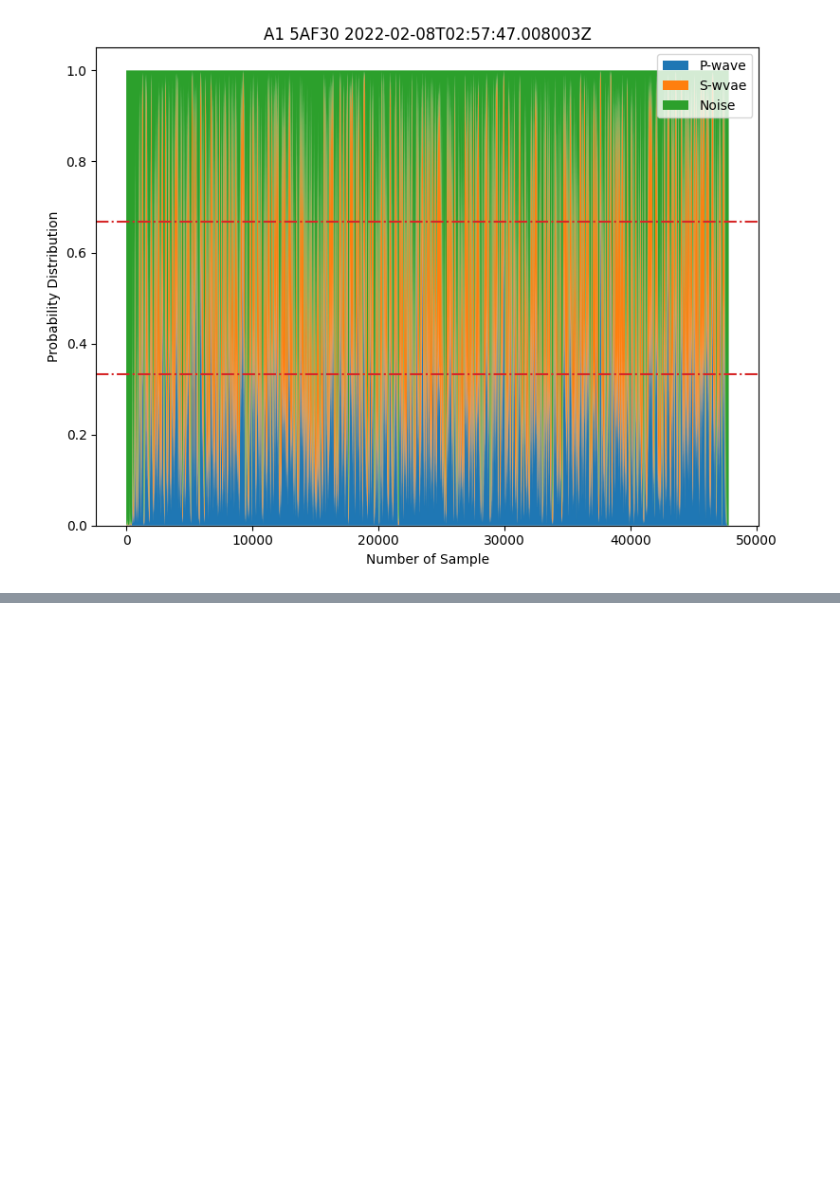
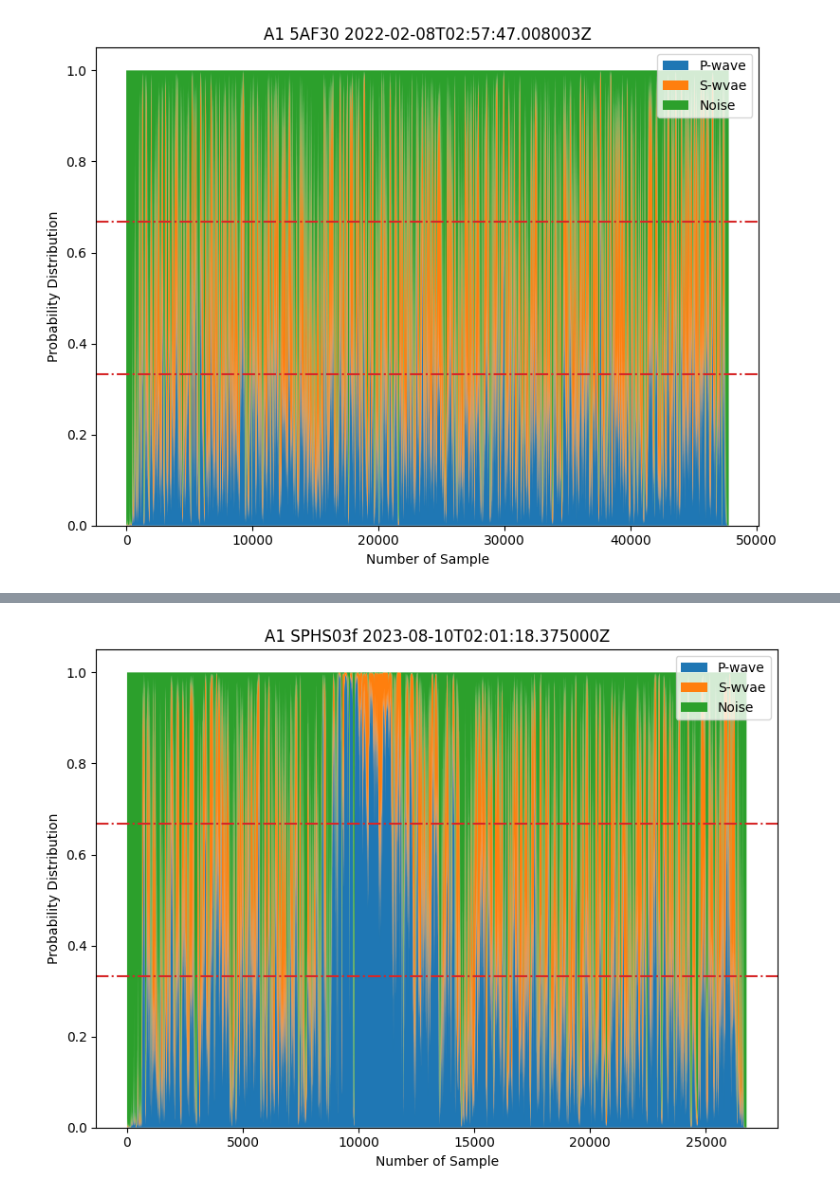
Before and after one commit to Gauss963/SeismicTorch, a Jupyter notebook: QSIS_dataprep_single.ipynb, the cells around one changed output, grey strips where cells are left out. Drawn from its saved outputs; the diff is of its cells as text; code cells hidden in the pictures; blank space fills up the shorter version.

```diff
--- a/QSIS_dataprep_single.ipynb
+++ b/QSIS_dataprep_single.ipynb
@@ -200,0 +209,8 @@ stream_prep(evaluate_noise, label = 'unlikely_2')
+# %%
+file_SPHS_3f_1 = datadir + '/SPHS.03f.5AF5C.TW.A1.HLX.2023.08.10.02.01.18.sac'
+file_SPHS_3f_2 = datadir + '/SPHS.03f.5AF5C.TW.A1.HLY.2023.08.10.02.01.18.sac'
+file_SPHS_3f_3 = datadir + '/SPHS.03f.5AF5C.TW.A1.HLZ.2023.08.10.02.01.18.sac'
+evaluate_SPHS_3f = read(file_SPHS_3f_1) + read(file_SPHS_3f_2) + read(file_SPHS_3f_3)
+stream_prep(evaluate_SPHS_3f, label = 'SPHS_3f')
+# %% [output]
+[figure, added]
```
Also changed, not shown: parts of 1 cell of this notebook, 22 other files.
